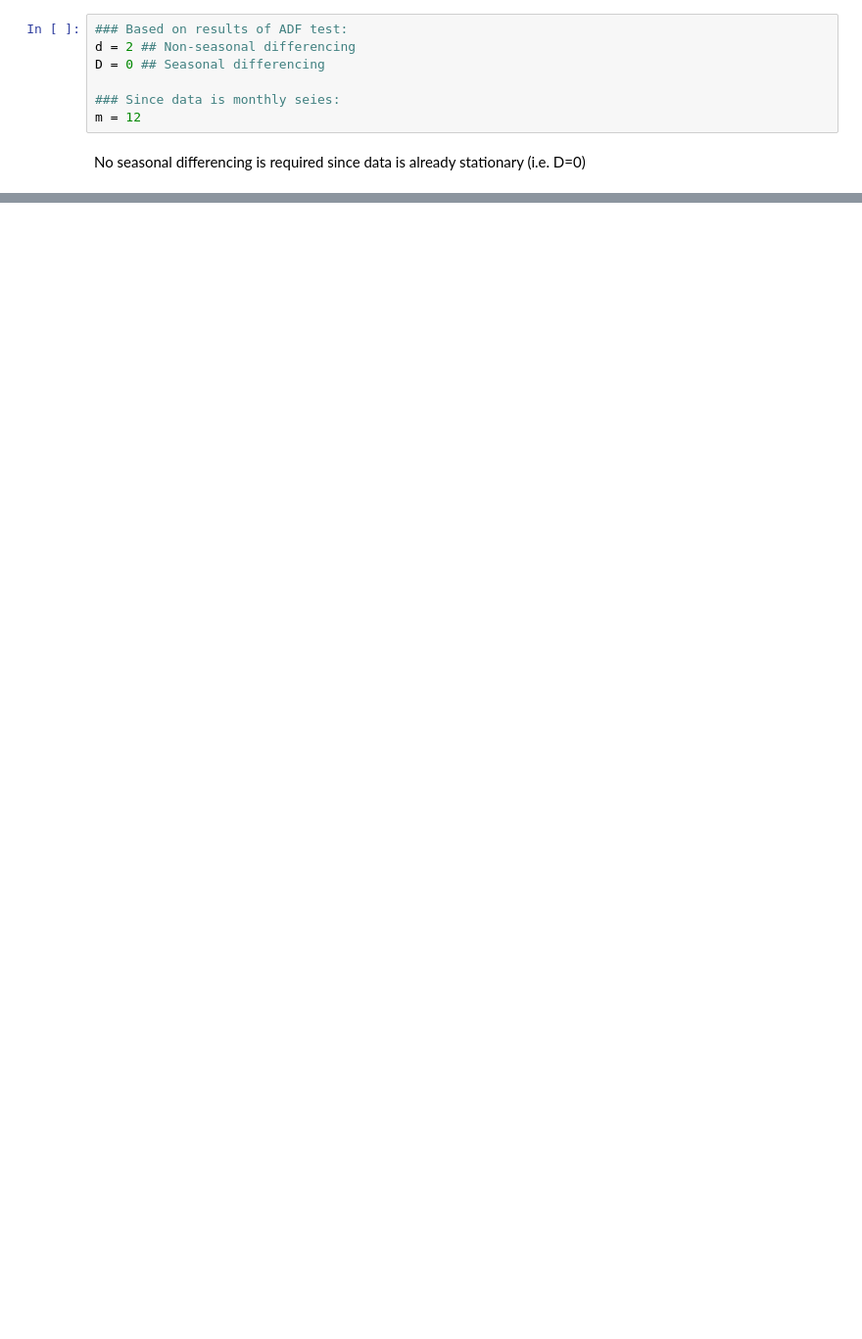
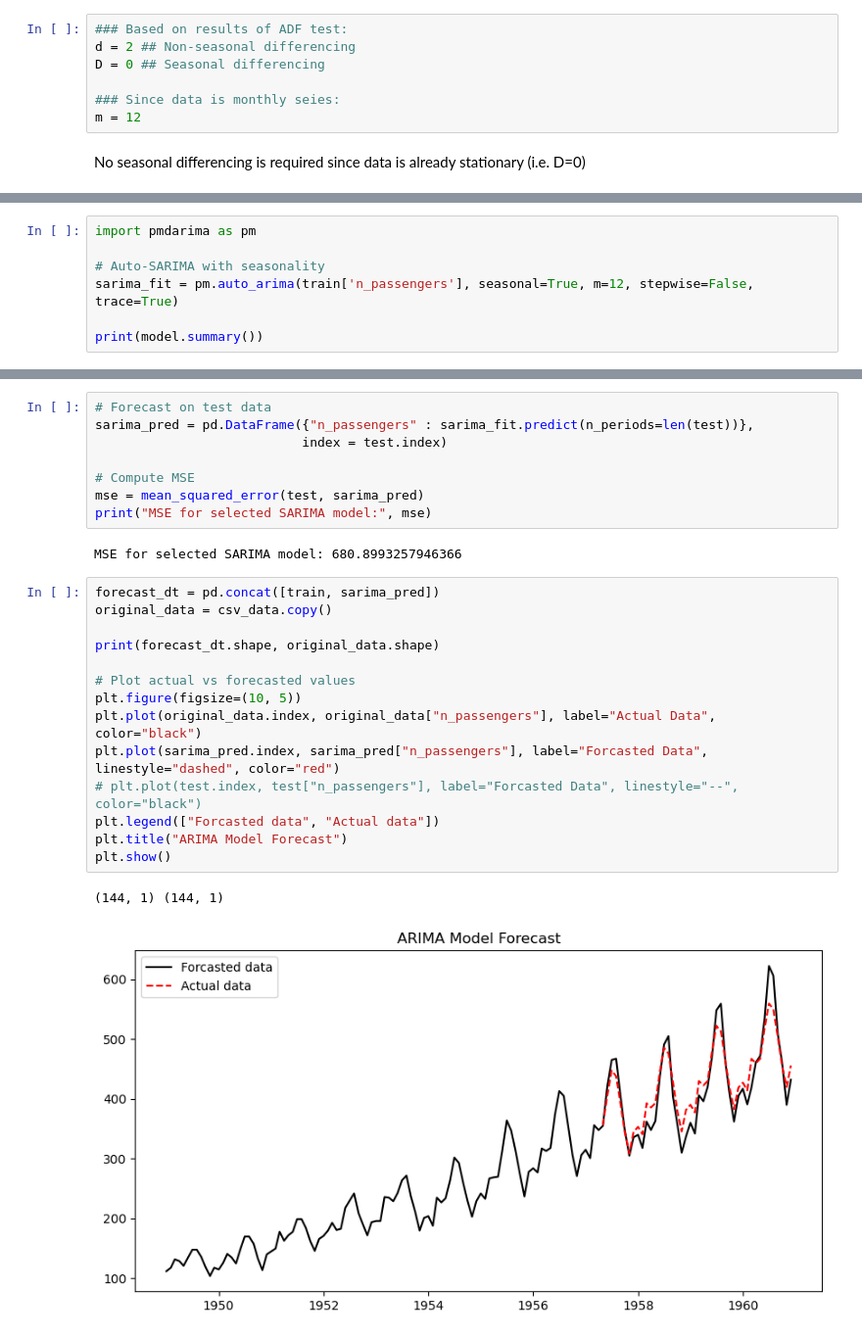
Before and after one commit to Thampi-hub/Springboard_RT, a Jupyter notebook: Cap3_AirPassengers/2_DataWrangling/TimeSeries_airpassengers.ipynb, the cells around one changed output, grey strips where cells are left out. Shown at 98% size. Saved outputs shown, nothing was run; the diff lists cells and outputs as text; blank space fills up the shorter version.

Commit message:
SARIMA draft

```diff
--- a/Cap3_AirPassengers/2_DataWrangling/TimeSeries_airpassengers.ipynb
+++ b/Cap3_AirPassengers/2_DataWrangling/TimeSeries_airpassengers.ipynb
@@ -488,3 +471,10 @@ SARIMA(3, 2, 0, 0, 0, 1, 12) = None
 SARIMA(3, 2, 0, 1, 0, 0, 12) = None
 SARIMA(3, 2, 1, 0, 0, 0, 12) = None
 SARIMA(3, 2, 3, 0, 0, 1, 12) = None
+# %%
+import pmdarima as pm
+
+# Auto-SARIMA with seasonality
+sarima_fit = pm.auto_arima(train['n_passengers'], seasonal=True, m=12, stepwise=False, trace=True)
+
+print(model.summary())
@@ -490,0 +499,27 @@ SARIMA(3, 2, 3, 0, 0, 1, 12) = None
+# %%
+# Forecast on test data
+sarima_pred = pd.DataFrame({"n_passengers" : sarima_fit.predict(n_periods=len(test))},
+                           index = test.index)
+
+# Compute MSE
+mse = mean_squared_error(test, sarima_pred)
+print("MSE for selected SARIMA model:", mse)
+# %% [output]
+MSE for selected SARIMA model: 680.8993257946366
+# %%
+forecast_dt = pd.concat([train, sarima_pred])
+original_data = csv_data.copy()
+
+print(forecast_dt.shape, original_data.shape)
+
+# Plot actual vs forecasted values
+plt.figure(figsize=(10, 5))
+plt.plot(original_data.index, original_data["n_passengers"], label="Actual Data", color="black")
+plt.plot(sarima_pred.index, sarima_pred["n_passengers"], label="Forcasted Data", linestyle="dashed", color="red")
+# plt.plot(test.index, test["n_passengers"], label="Forcasted Data", linestyle="--", color="black")
+plt.legend(["Forcasted data", "Actual data"])
+plt.title("ARIMA Model Forecast")
+plt.show()
+# %% [output]
+(144, 1) (144, 1)
+[figure, added]
```
Also changed, not shown: parts of 19 cells of this notebook, 3 other files.
